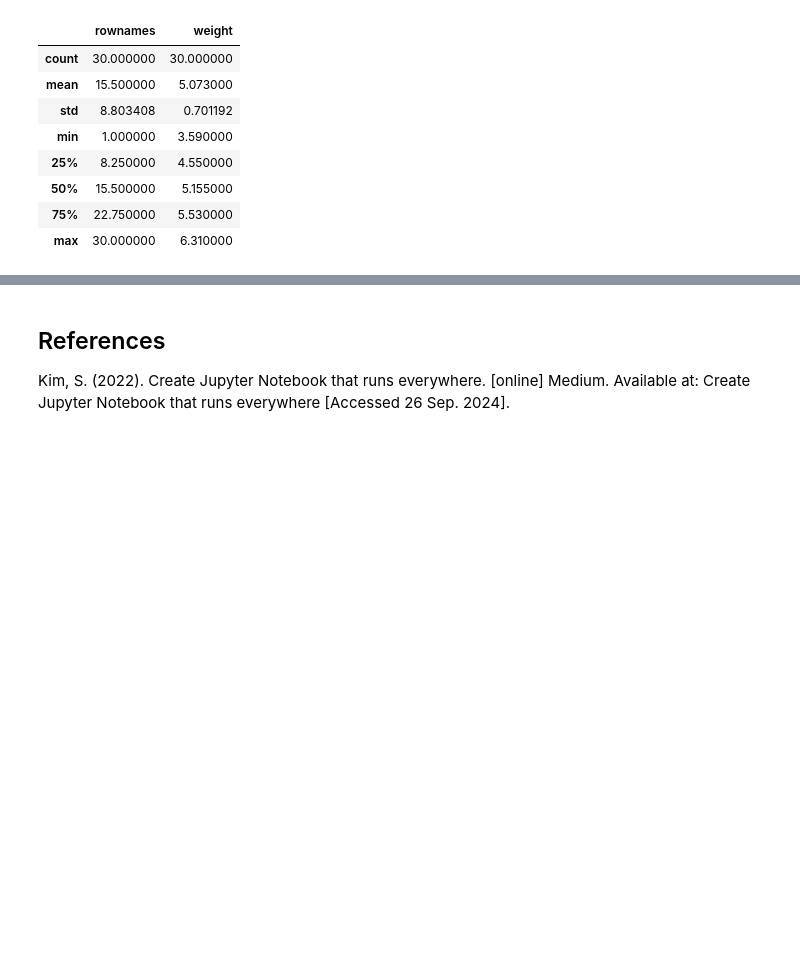
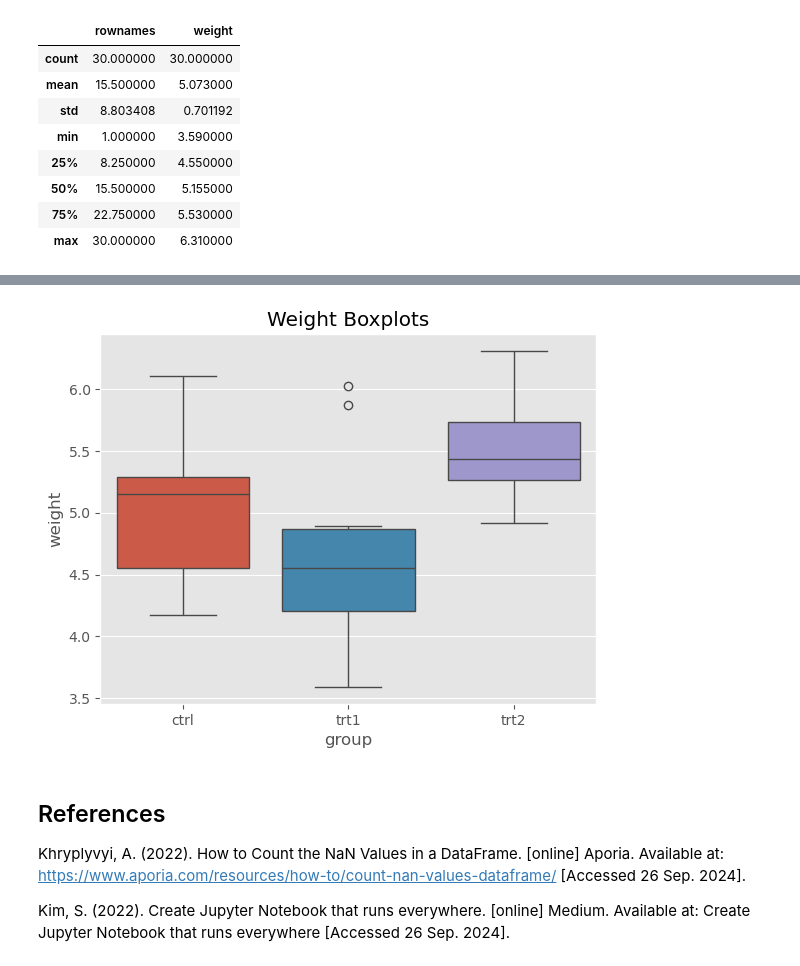
Before and after one commit to humphs078/applied_statistics, a Jupyter notebook: project.ipynb, the cells around one changed output, grey strips where cells are left out. Cells and saved outputs as stored; diff of their text form; code cells hidden in the pictures; blank space fills up the shorter version.

```diff
--- a/project.ipynb
+++ b/project.ipynb
@@ -81,4 +102,11 @@ data.describe()
+# %%
+sns.boxplot(data=data, y=data['weight'], x='group', hue='group').set_title('Weight Boxplots')
+plt.show()
+# %% [output]
+[figure, added]
 # %% [markdown]
 ## References
 
+Khryplyvyi, A. (2022). How to Count the NaN Values in a DataFrame. [online] Aporia. Available at: https://www.aporia.com/resources/how-to/count-nan-values-dataframe/ [Accessed 26 Sep. 2024].
+
 Kim, S. (2022). Create Jupyter Notebook that runs everywhere. [online] Medium. Available at: Create Jupyter Notebook that runs everywhere [Accessed 26 Sep. 2024].
```
Also changed, not shown: parts of 8 cells of this notebook, 2 other files.
